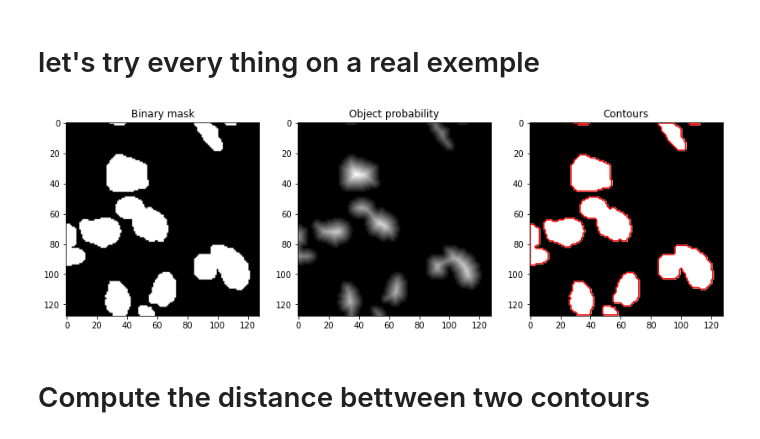
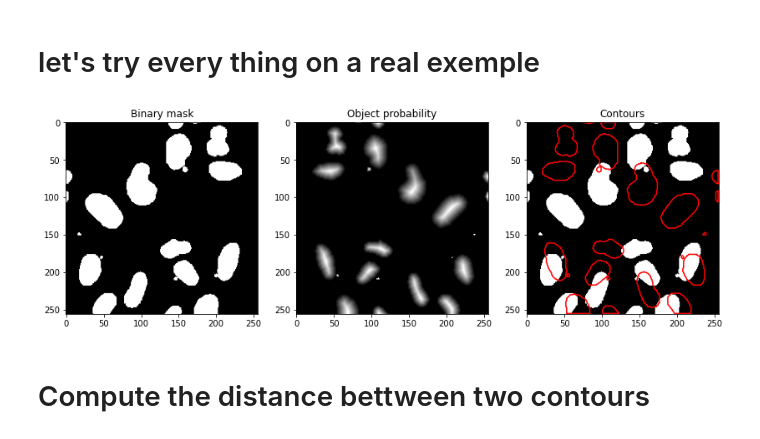
Before and after one commit to mbeni12333/SplineDist, a Jupyter notebook: src/Experiments/contours.ipynb, the cells around one changed output. Saved outputs shown, nothing was run; the diff lists cells and outputs as text; code cells hidden in the pictures.

```diff
--- a/src/Experiments/contours.ipynb
+++ b/src/Experiments/contours.ipynb
@@ -53,0 +45,25 @@ plt.show()
+# %%
+for item in range(len(batch_x)):
+    img = batch_x[item]
+    mean, std = 0.5, 0.5
+    std_inv = 1 / (std + 1e-7)
+    mean_inv = -mean * std_inv
+    img = torchvision.transforms.Normalize(mean=mean_inv, std=std_inv)(img)
+
+    (objectProbas, overlapProba, objectContours, mask) = batch_y[item].values()
+    print(objectProbas.shape)
+    plt.figure(figsize=(15, 15))
+    plt.subplot(1,3,1)
+    plt.imshow(img.permute(1,2,0).clamp(0,1))
+    plt.subplot(1,3,2)
+    plt.imshow(objectProbas, cmap='gray')
+    plt.subplot(1,3,3)
+    image = np.zeros((img.shape[1],img.shape[2], 3), dtype=np.uint8)
+
+    for contour in objectContours:
+        #plt.plot(contour[:, 0], contour[:, 1], 'r')
+        color = np.random.randint(0, 255, size=3)
+        color = ( int(color [0]), int(color [1]), int(color [2]))
+        cv2.fillPoly(image, pts=[contour], color=color)
+    plt.imshow(image)
+    plt.show()
@@ -120,27 +151,30 @@ plt.show()
 # %% [markdown]
 # let's try every thing on a real exemple
 # %%
-mask = np.uint8(batch_y[3].numpy().squeeze()>0)
-dist = compute_dist_transform(mask)
+from scipy.optimize import linear_sum_assignment
+# mask = np.uint8(batch_y[8].numpy().squeeze()>0)
+(objectProbas, overlapProba, objectContours, mask) = batch_y[2].values()
+# dist = compute_dist_transform(mask)
+dist = objectProbas
 # show image with historgram and fix the size of the histogram
 fig, (ax1, ax2, ax3) = plt.subplots(1, 3, figsize=(14, 6))
 ax1.imshow(mask, cmap='gray')
 ax1.set_title('Binary mask')
 # show
-
 ax2.imshow(dist, cmap='gray')
 ax2.set_title('Object probability')
 
 
-contours = computeContours(mask)
+#contours = computeContours(mask)
+contours = objectContours
 ax3.imshow(mask, cmap='gray')
 for contour in contours:
-    ax3.plot(contour[:,0,0], contour[:,0,1], 'r')
+    ax3.plot(contour[:,0], contour[:,1], 'r')
 ax3.set_title('Contours')
 
 plt.show()
 # %% [output]
-[figure, old version]
+[figure, new version]
 # %% [markdown]
 # Compute the distance bettween two contours
 # %%
```
Also changed, not shown: parts of 7 cells of this notebook, 48 other files.
